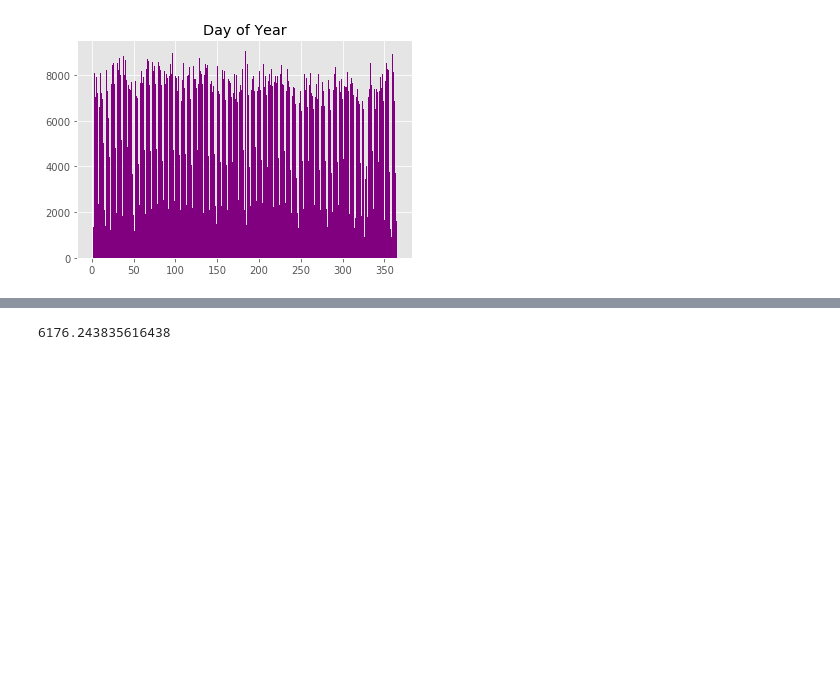
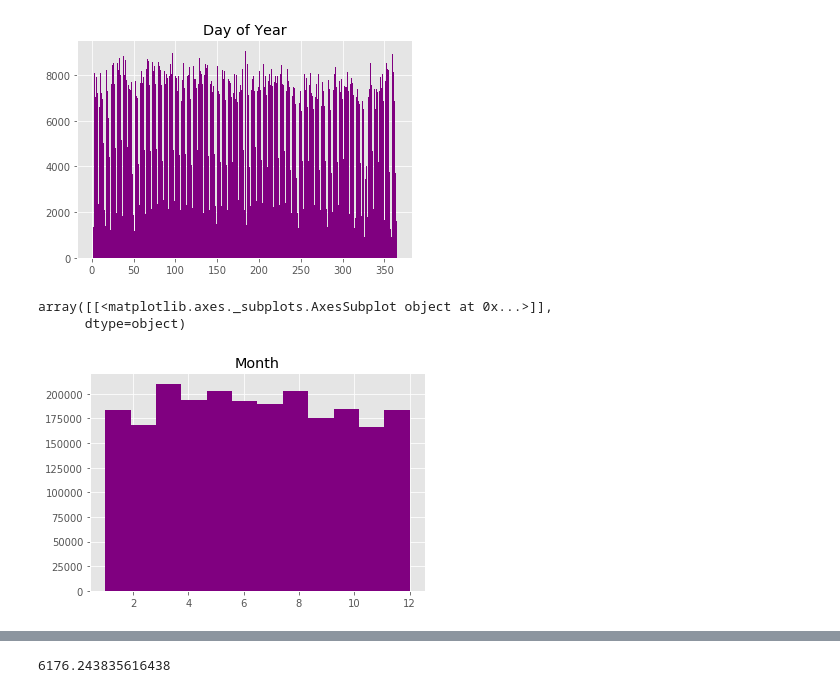
Before and after one commit to fisherra/la_parking_citations, a Jupyter notebook: eda_date_time.ipynb, the cells around one changed output, grey strips where cells are left out. Cells and saved outputs as stored; diff of their text form; code cells hidden in the pictures; blank space fills up the shorter version.

```diff
--- a/eda_date_time.ipynb
+++ b/eda_date_time.ipynb
@@ -113,3 +113,9 @@ la_ticket_2017.hist('Day of Year', bins=365, color = 'purple')
 array([[<matplotlib.axes._subplots.AxesSubplot object at 0x...>]],
       dtype=object)
 [figure]
+# %%
+la_ticket_2017.hist('Month', bins=12, color = 'purple')
+# %% [output]
+array([[<matplotlib.axes._subplots.AxesSubplot object at 0x...>]],
+      dtype=object)
+[figure, added]
```
Also changed, not shown: parts of 14 cells of this notebook.
